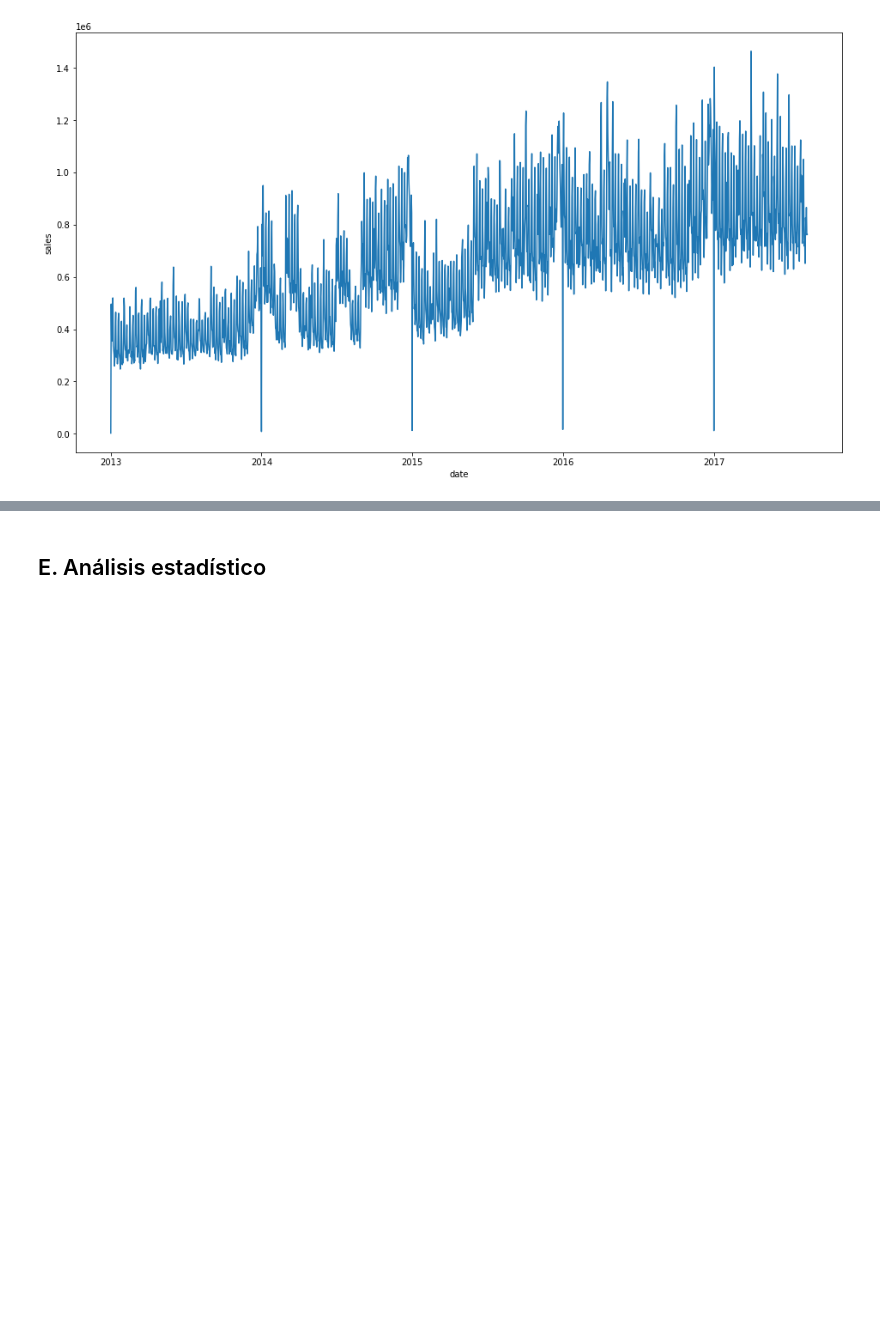
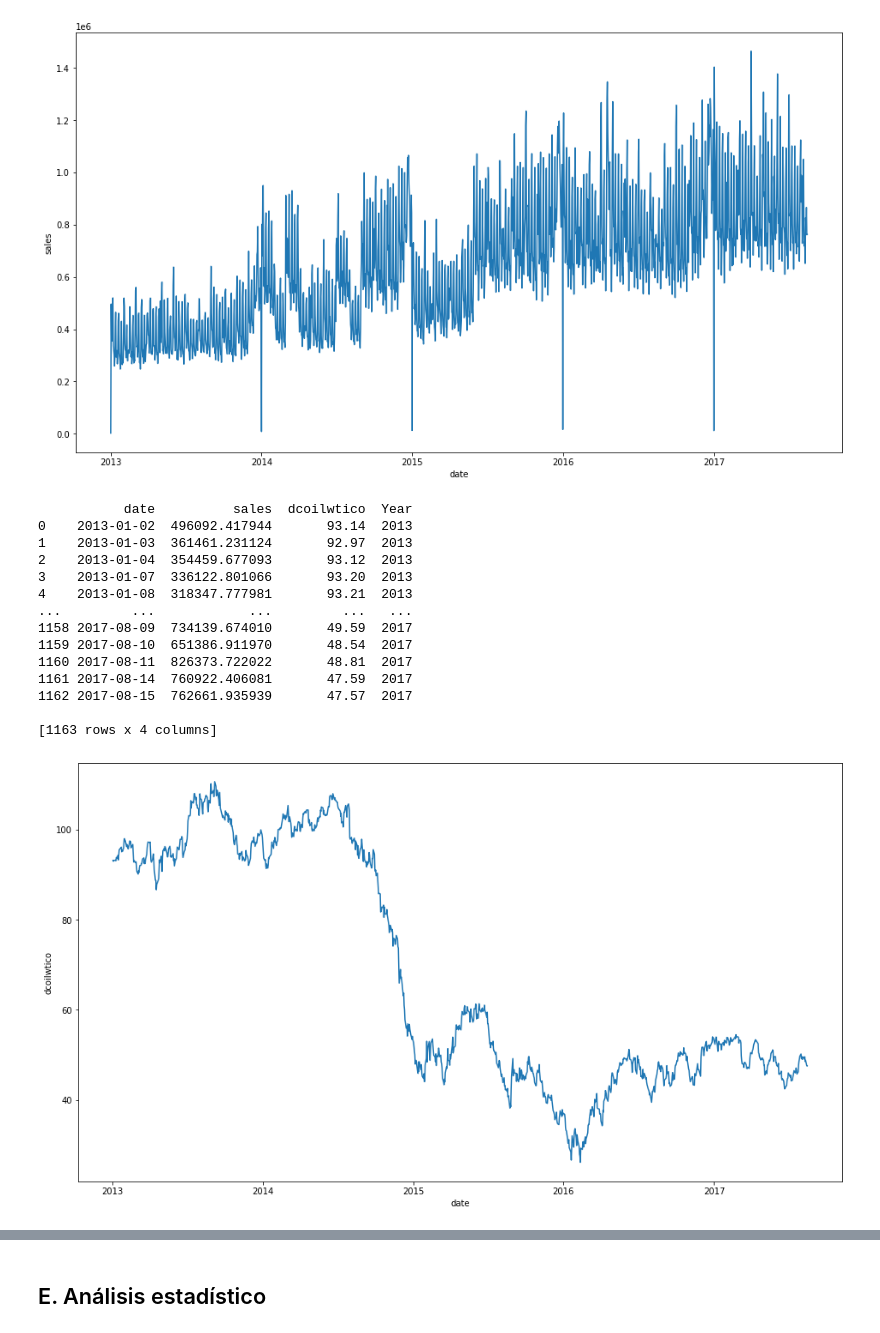
Before and after one commit to Sebas1245/store-sales-forecasting, a Jupyter notebook: analysis.ipynb, the cells around one changed output, grey strips where cells are left out. Saved outputs shown, nothing was run; the diff lists cells and outputs as text; code cells hidden in the pictures; blank space fills up the shorter version.

```diff
--- a/analysis.ipynb
+++ b/analysis.ipynb
@@ -298,3 +298,23 @@ date_df = train_join_df.groupby(by = 'date').sum().reset_index()
 time_series(date_df, 'date', 'sales')
 # %% [output]
 [figure]
+# %%
+sales_and_oil_prices_per_date = pd.merge(left = train_df, right = oil_prices_df, on = 'date', how = 'inner')
+sales_and_oil_prices_per_date = sales_and_oil_prices_per_date.groupby(by = 'date').agg({'sales': 'sum', 'dcoilwtico': 'first', 'Year': 'first'}).reset_index()
+time_series(sales_and_oil_prices_per_date, 'date', 'dcoilwtico')
+# %% [output]
+           date          sales  dcoilwtico  Year
+0    2013-01-02  496092.417944       93.14  2013
+1    2013-01-03  361461.231124       92.97  2013
+2    2013-01-04  354459.677093       93.12  2013
+3    2013-01-07  336122.801066       93.20  2013
+4    2013-01-08  318347.777981       93.21  2013
+...         ...            ...         ...   ...
+1158 2017-08-09  734139.674010       49.59  2017
+1159 2017-08-10  651386.911970       48.54  2017
+1160 2017-08-11  826373.722022       48.81  2017
+1161 2017-08-14  760922.406081       47.59  2017
+1162 2017-08-15  762661.935939       47.57  2017
+
+[1163 rows x 4 columns]
+[figure, added]
```
Also changed, not shown: parts of 7 cells of this notebook.
